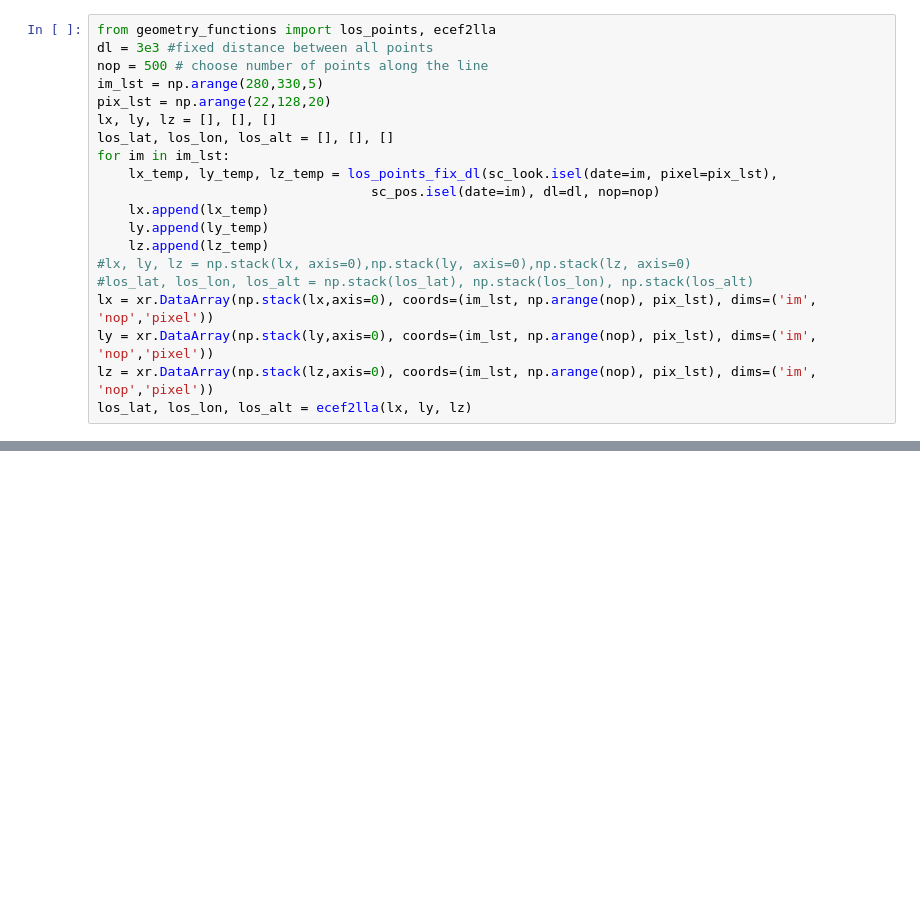
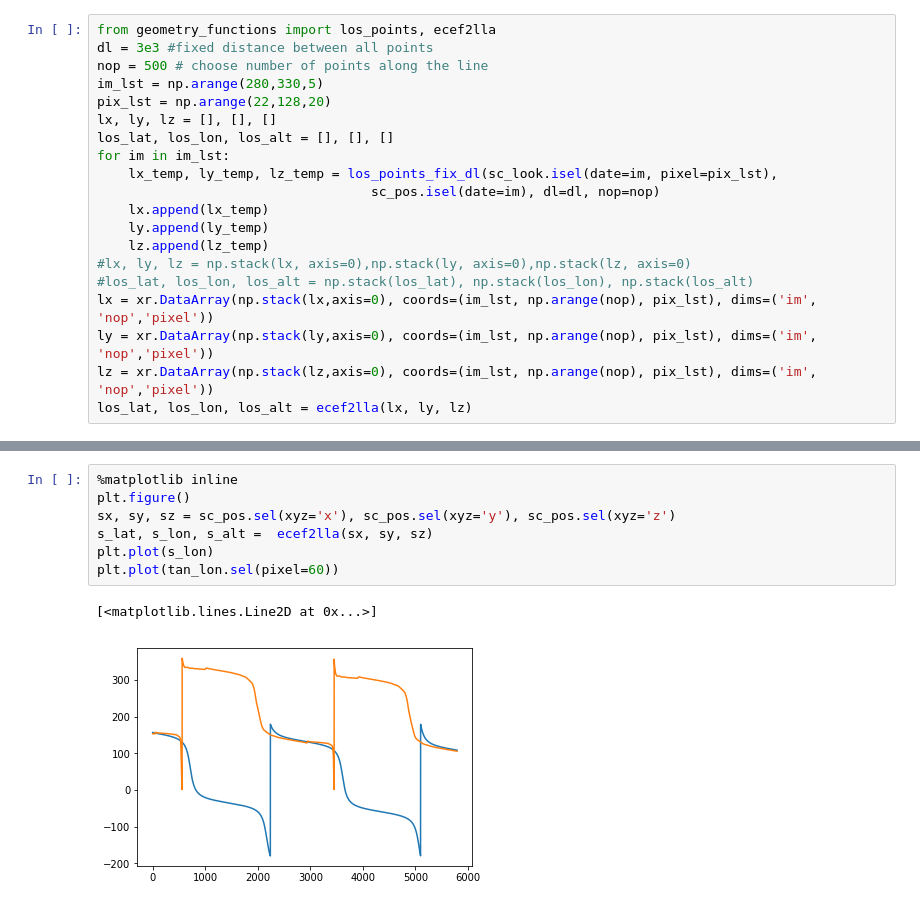
Before and after one commit to Anqi-Li/iris, a Jupyter notebook: notebooks/IRIS Tomography.ipynb, the cells around one changed output, grey strips where cells are left out. Drawn from its saved outputs; the diff is of its cells as text; blank space fills up the shorter version.

```diff
--- a/notebooks/IRIS Tomography.ipynb
+++ b/notebooks/IRIS Tomography.ipynb
@@ -244,0 +247,10 @@ plt.show()
+# %%
+%matplotlib inline
+plt.figure()
+sx, sy, sz = sc_pos.sel(xyz='x'), sc_pos.sel(xyz='y'), sc_pos.sel(xyz='z')
+s_lat, s_lon, s_alt =  ecef2lla(sx, sy, sz)
+plt.plot(s_lon)
+plt.plot(tan_lon.sel(pixel=60))
+# %% [output]
+[<matplotlib.lines.Line2D at 0x...>]
+[figure, added]
```
Also changed, not shown: parts of 10 cells of this notebook.
